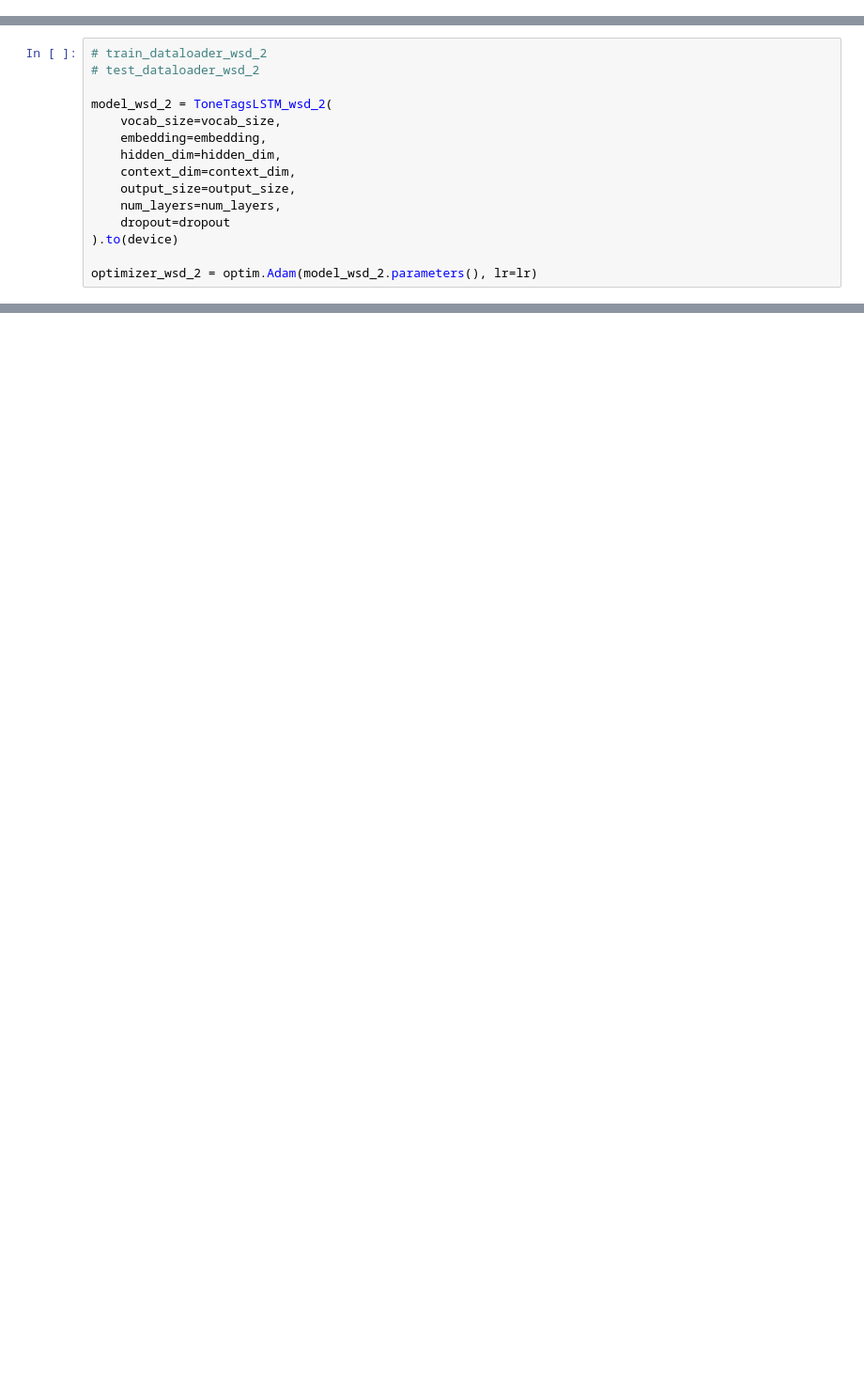
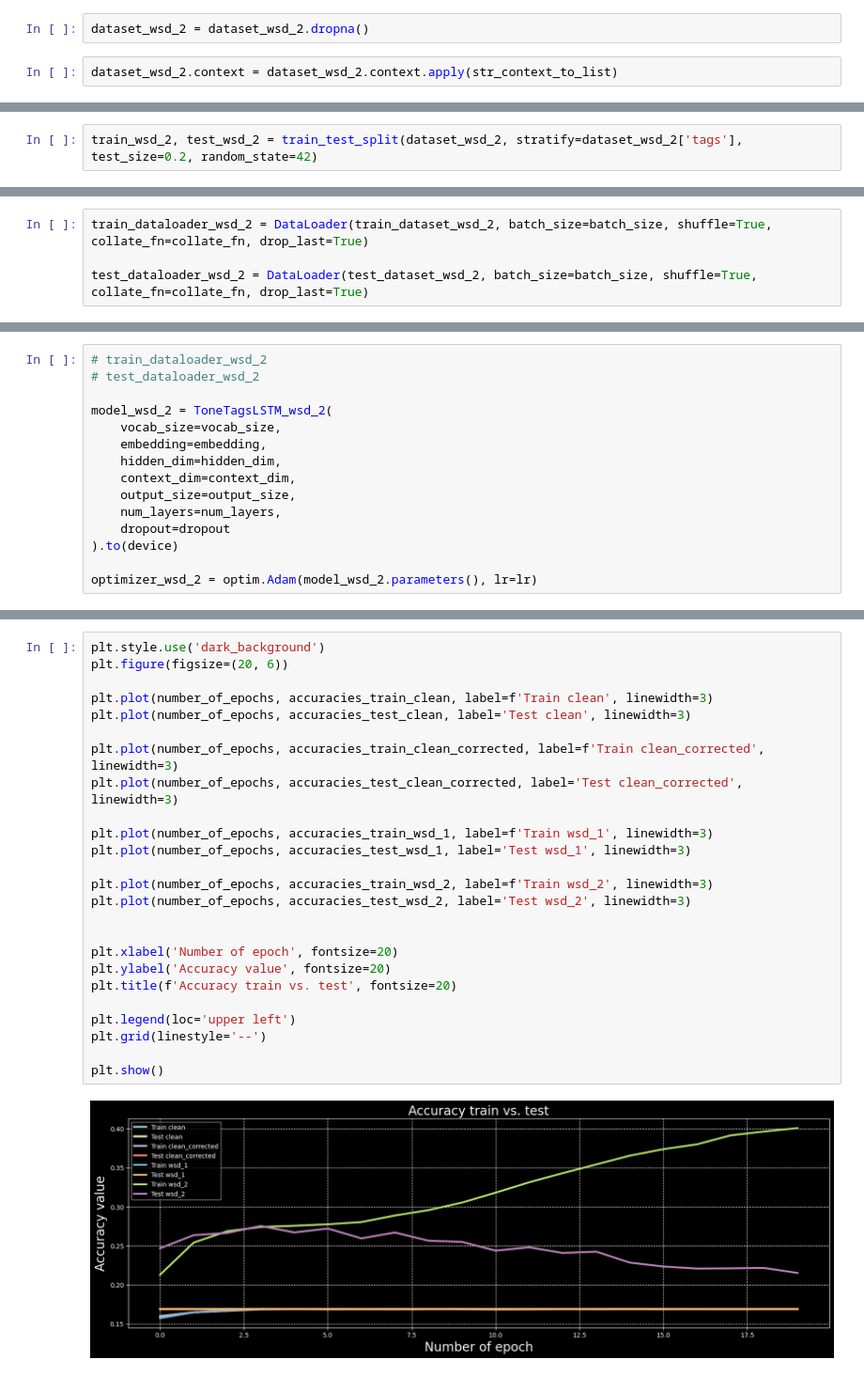
Before and after one commit to abobafett-dev/advanced-machine-learning-project-iu-2024, a Jupyter notebook: notebooks/test_lstm_gru.ipynb, the cells around one changed output, grey strips where cells are left out. Shown at 94% size. Drawn from its saved outputs; the diff is of its cells as text; blank space fills up the shorter version.

Commit message:
formalize notebook, add wsd_2 dataset, change architecture of models

```diff
--- a/notebooks/test_lstm_gru.ipynb
+++ b/notebooks/test_lstm_gru.ipynb
@@ -474,0 +627,4 @@ train and test `train_dataloader_wsd_2`
+# %%
+dataset_wsd_2 = dataset_wsd_2.dropna()
+# %%
+dataset_wsd_2.context = dataset_wsd_2.context.apply(str_context_to_list)
@@ -474,0 +637,2 @@ train and test `train_dataloader_wsd_2`
+# %%
+train_wsd_2, test_wsd_2 = train_test_split(dataset_wsd_2, stratify=dataset_wsd_2['tags'], test_size=0.2, random_state=42)
@@ -474,0 +645,4 @@ train and test `train_dataloader_wsd_2`
+# %%
+train_dataloader_wsd_2 = DataLoader(train_dataset_wsd_2, batch_size=batch_size, shuffle=True, collate_fn=collate_fn, drop_last=True)
+
+test_dataloader_wsd_2 = DataLoader(test_dataset_wsd_2, batch_size=batch_size, shuffle=True, collate_fn=collate_fn, drop_last=True)
@@ -597,0 +859,27 @@ ValueError: expected sequence of length 50 at dim 1 (got 0)
+# %%
+plt.style.use('dark_background')
+plt.figure(figsize=(20, 6))
+
+plt.plot(number_of_epochs, accuracies_train_clean, label=f'Train clean', linewidth=3)
+plt.plot(number_of_epochs, accuracies_test_clean, label='Test clean', linewidth=3)
+
+plt.plot(number_of_epochs, accuracies_train_clean_corrected, label=f'Train clean_corrected', linewidth=3)
+plt.plot(number_of_epochs, accuracies_test_clean_corrected, label='Test clean_corrected', linewidth=3)
+
+plt.plot(number_of_epochs, accuracies_train_wsd_1, label=f'Train wsd_1', linewidth=3)
+plt.plot(number_of_epochs, accuracies_test_wsd_1, label='Test wsd_1', linewidth=3)
+
+plt.plot(number_of_epochs, accuracies_train_wsd_2, label=f'Train wsd_2', linewidth=3)
+plt.plot(number_of_epochs, accuracies_test_wsd_2, label='Test wsd_2', linewidth=3)
+
+
+plt.xlabel('Number of epoch', fontsize=20)
+plt.ylabel('Accuracy value', fontsize=20)
+plt.title(f'Accuracy train vs. test', fontsize=20)
+
+plt.legend(loc='upper left')
+plt.grid(linestyle='--')
+
+plt.show()
+# %% [output]
+[figure, added]
```
Also changed, not shown: parts of 124 cells of this notebook.
